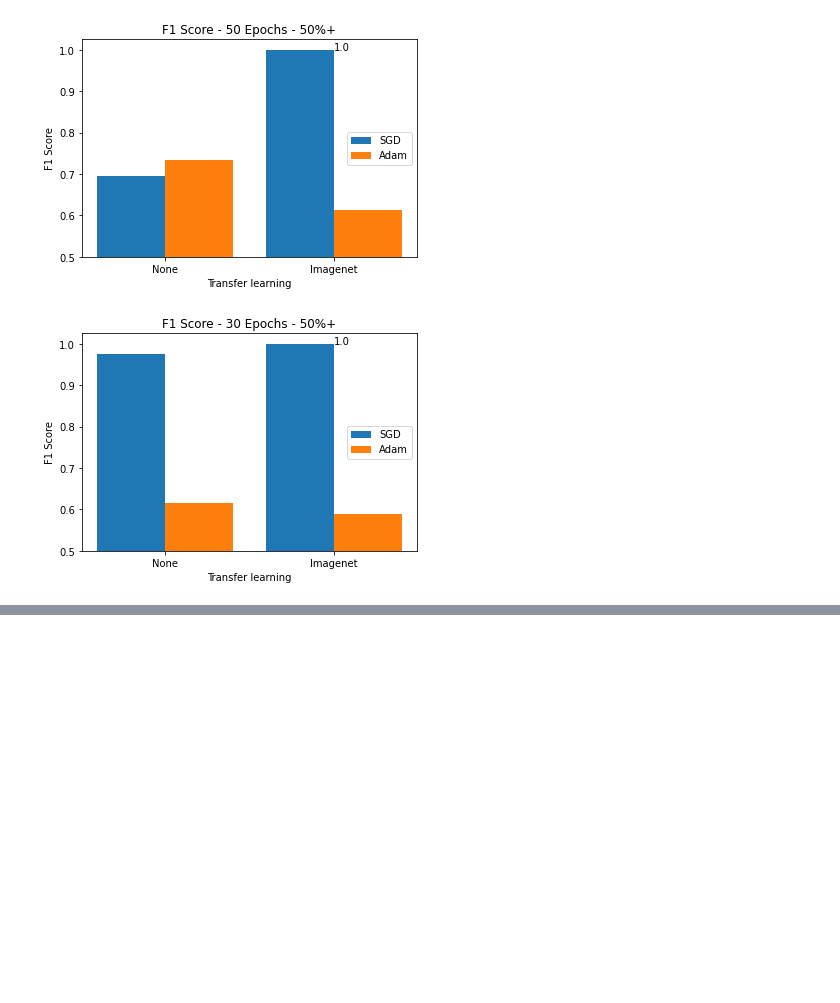
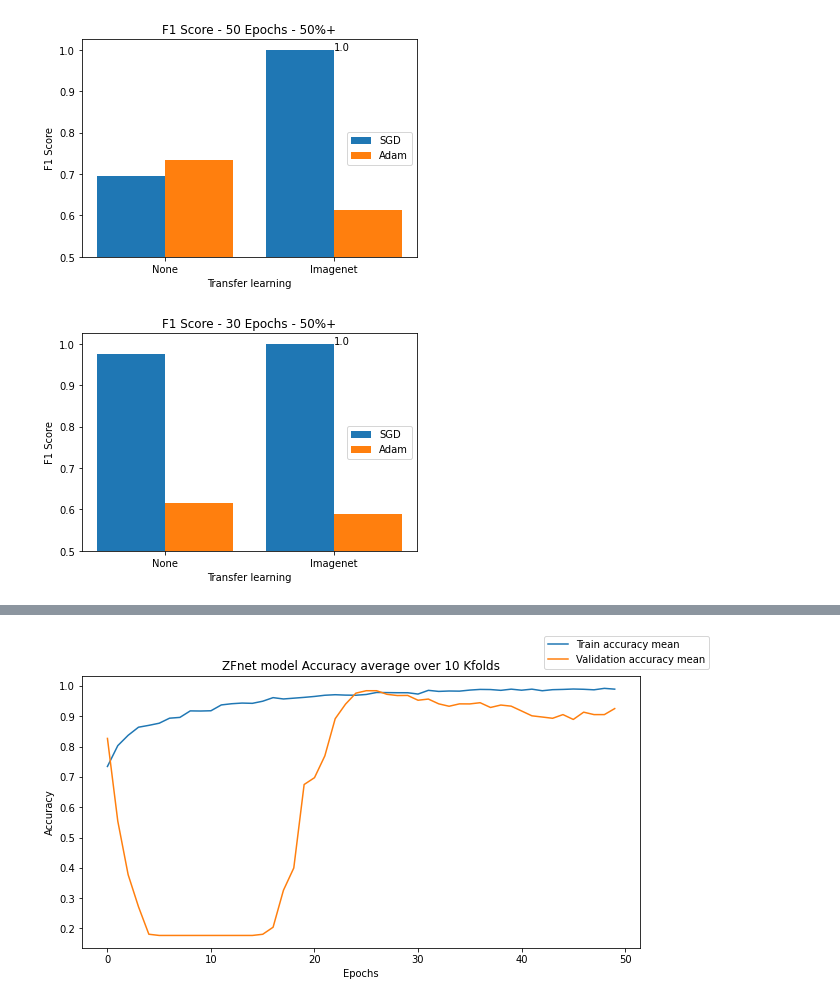
Before and after one commit to anlu1601/Machinelearning-in-wood-industry, a Jupyter notebook: Graphs.ipynb, the cells around one changed output, grey strips where cells are left out. Drawn from its saved outputs; the diff is of its cells as text; code cells hidden in the pictures; blank space fills up the shorter version.

```diff
--- a/Graphs.ipynb
+++ b/Graphs.ipynb
@@ -110,0 +412,17 @@ plt.show()
+# %%
+f,ax=plt.subplots(1,1,figsize=(10,5));
+
+
+ax.plot(acc, label='Train accuracy mean');
+
+ax.plot(valacc, label='Validation accuracy mean');
+
+
+ax.set_xlabel('Epochs')
+ax.set_ylabel('Accuracy')
+ax.set_title('ZFnet model Accuracy average over 10 Kfolds')
+
+#ax[1].plot(np.mean(acc[0], axis=0), label='Validation accuracy mean')
+f.legend(loc='upper right');
+# %% [output]
+[figure, added]
```
Also changed, not shown: parts of 59 cells of this notebook.
